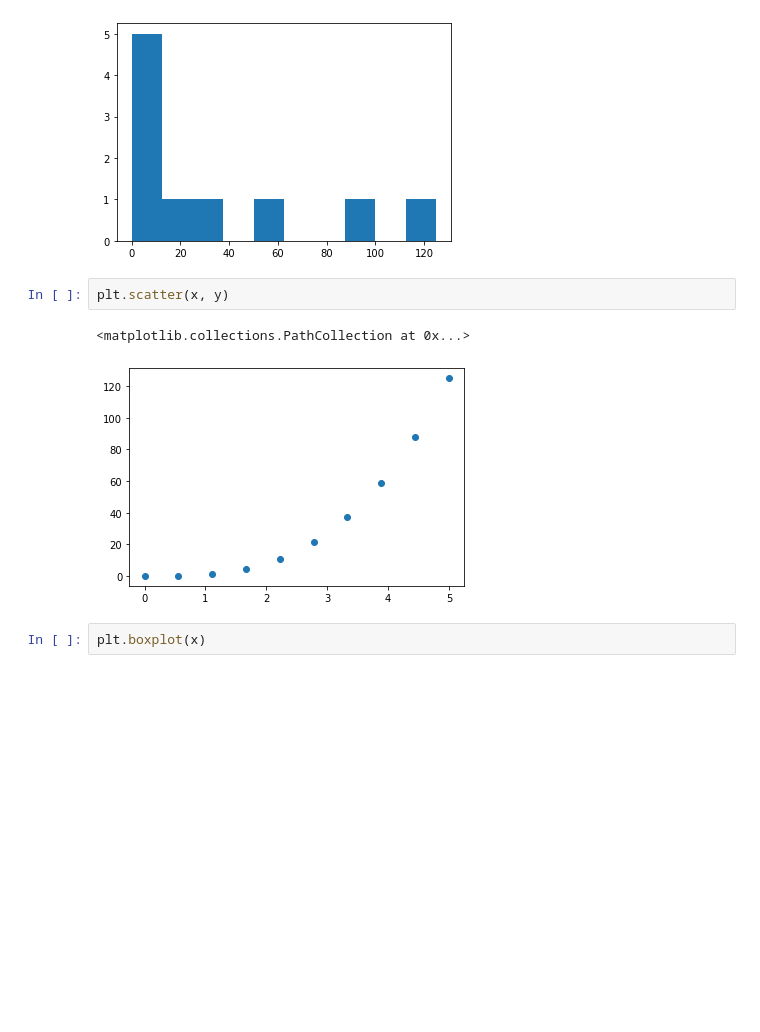
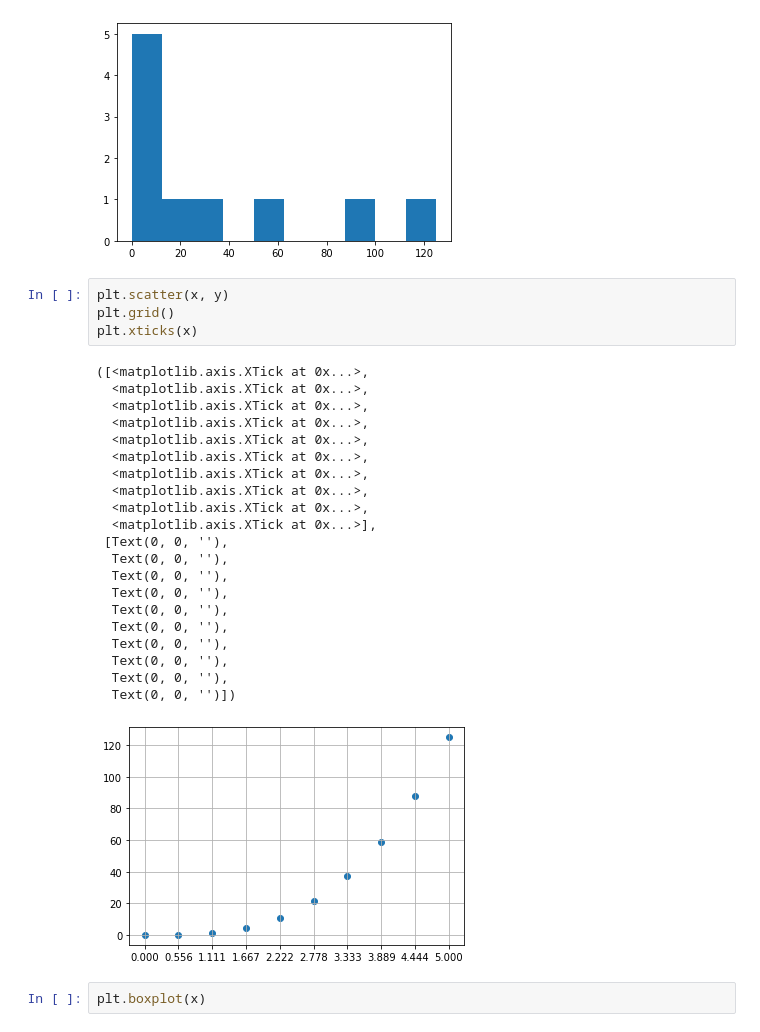
Before and after one commit to Prakhoo3012/JECRC_MachineLearning-, a Jupyter notebook: Movie Recommdation/day17_DataVisualizations.ipynb, the cells around one changed output. Saved outputs shown, nothing was run; the diff lists cells and outputs as text; blank space fills up the shorter version.

```diff
--- a/Movie Recommdation/day17_DataVisualizations.ipynb
+++ b/Movie Recommdation/day17_DataVisualizations.ipynb
@@ -58,9 +58,30 @@ plt.hist(y)
 [figure]
 # %%
 plt.scatter(x, y)
+plt.grid()
+plt.xticks(x)
 # %% [output]
-<matplotlib.collections.PathCollection at 0x...>
+([<matplotlib.axis.XTick at 0x...>,
+  <matplotlib.axis.XTick at 0x...>,
+  <matplotlib.axis.XTick at 0x...>,
+  <matplotlib.axis.XTick at 0x...>,
+  <matplotlib.axis.XTick at 0x...>,
+  <matplotlib.axis.XTick at 0x...>,
+  <matplotlib.axis.XTick at 0x...>,
+  <matplotlib.axis.XTick at 0x...>,
+  <matplotlib.axis.XTick at 0x...>,
+  <matplotlib.axis.XTick at 0x...>],
+ [Text(0, 0, ''),
+  Text(0, 0, ''),
+  Text(0, 0, ''),
+  Text(0, 0, ''),
+  Text(0, 0, ''),
+  Text(0, 0, ''),
+  Text(0, 0, ''),
+  Text(0, 0, ''),
+  Text(0, 0, ''),
+  Text(0, 0, '')])
-[figure, old version]
+[figure, new version]
 # %%
 plt.boxplot(x)
 # %% [output]
```
